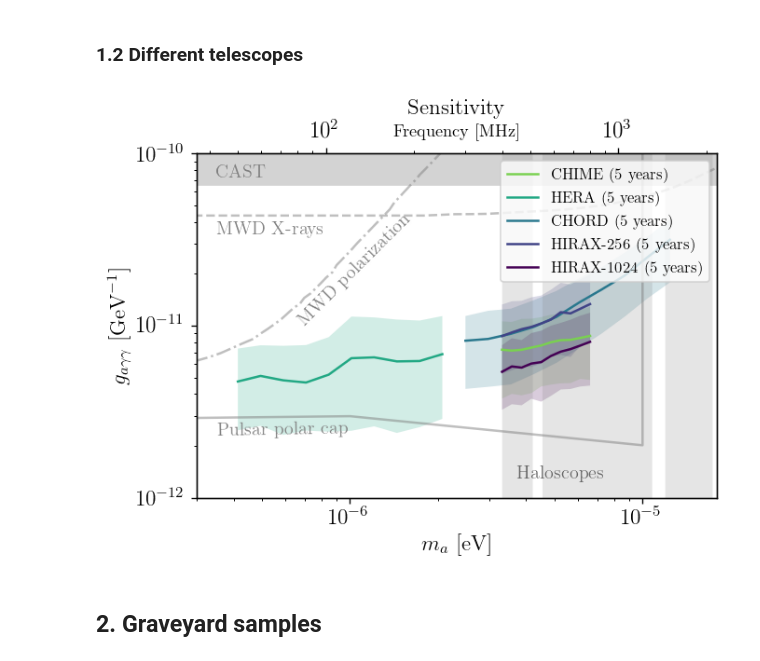
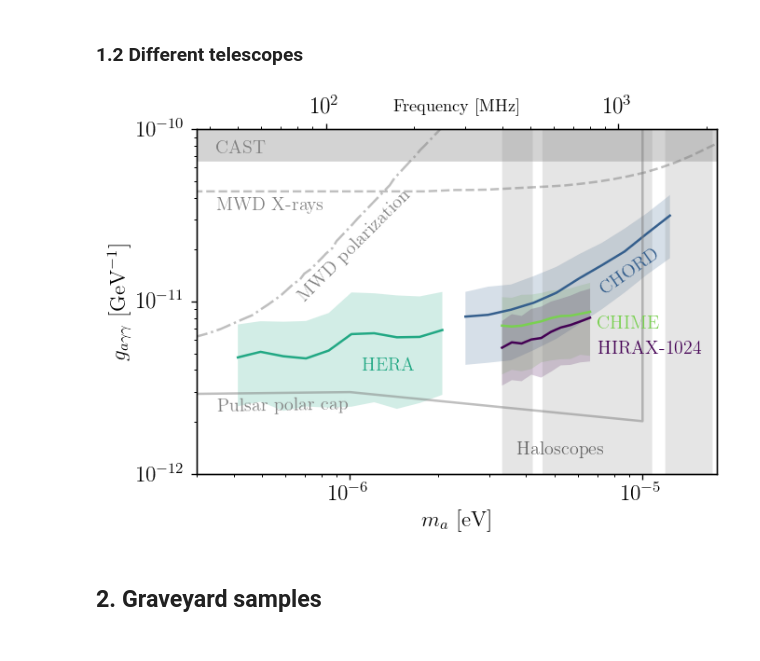
Before and after one commit to yitiansun/axion-mirror, a Jupyter notebook: estimates/plotting.ipynb, the cells around one changed output. Cells and saved outputs as stored; diff of their text form; code cells hidden in the pictures.

Commit message:
formatted reach plot

```diff
--- a/estimates/plotting.ipynb
+++ b/estimates/plotting.ipynb
@@ -101,8 +101,9 @@ fig.savefig('../outputs/reach_plots/CHIME.pdf')
 ### 1.2 Different telescopes
 # %%
 from config import pc_dict
-pc_names = ['CHIME', 'HERA', 'CHORD', 'HIRAX256', 'HIRAX1024']
+pc_names = ['CHIME', 'HERA', 'CHORD', 'HIRAX1024']
 plot_all_samples = False
+inline_legend = True
 
 label_dict = {
     'CHIME' : 'CHIME (5 years)',
@@ -114,7 +115,7 @@ label_dict = {
 color_dict = {
     'CHIME' : cms['viridis'](0.8),
     'HERA' : cms['viridis'](0.6),
-    'CHORD' : cms['viridis'](0.4),
+    'CHORD' : cms['viridis'](0.3),
     'HIRAX256' : cms['viridis'](0.2),
     'HIRAX1024' : cms['viridis'](0.0),
 }
@@ -146,36 +147,42 @@ for pc_name in pc_names:
                                 alpha=0.2, facecolor=color, edgecolor='none')
 
 ax.fill_between([1e-8, 1e-4], uc.gagg_CAST/uc.invGeV, 1e-8, color='lightgray')
 ax.text(3.5e-7, 7.3e-11, 'CAST', color='gray')
 limit_ma_arr, limit_gagg_arr = np.loadtxt("../data/limits/PulsarPolarCap.txt", unpack=True)
 ax.plot(limit_ma_arr, limit_gagg_arr, color='gray', ls='-', alpha=0.5)
 ax.text(3.5e-7, 2.3e-12, 'Pulsar polar cap', color='gray', rotation=1)
 limit_ma_arr, limit_gagg_arr = np.loadtxt("../data/limits/MWDPolarisation.txt", unpack=True)
 ax.plot(limit_ma_arr, limit_gagg_arr, color='gray', ls='-.', alpha=0.5)
 ax.text(6.5e-7, 1e-11, 'MWD polarization', color='gray', rotation=45)
 limit_ma_arr, limit_gagg_arr = np.loadtxt("../data/limits/MWDXrays.txt", unpack=True)
 ax.plot(limit_ma_arr, limit_gagg_arr, color='gray', ls='--', alpha=0.5)
 ax.text(3.5e-7, 3.4e-11, 'MWD X-rays', color='gray')
 limit_ma_arr, limit_gagg_arr = np.loadtxt("../data/limits/ADMX2021.txt", unpack=True)
 ax.fill_between(limit_ma_arr, limit_gagg_arr, np.full_like(limit_gagg_arr, 1), color='gray', alpha=0.2, ec=None)
 limit_ma_arr, limit_gagg_arr = np.loadtxt("../data/limits/RBF_UF_Haloscopes.txt", unpack=True)
 ax.fill_between(limit_ma_arr, limit_gagg_arr, np.full_like(limit_gagg_arr, 1), color='gray', alpha=0.2, ec=None)
 ax.text(3.7e-6, 1.3e-12, 'Haloscopes', color=cms['binary'](0.6))
 
 ax.set(yscale='log', xscale='log')
 ax.set(xlim=(3e-7, 1.8e-5), ylim=(1e-12, 1e-10))
-ax.set(xlabel='$m_a$ [eV]', ylabel=r'$g_{a\gamma\gamma}$ [GeV$^{-1}$]', title='Sensitivity')
+ax.set(xlabel='$m_a$ [eV]', ylabel=r'$g_{a\gamma\gamma}$ [GeV$^{-1}$]')
 
 ax_top = ax.twiny()
 ax_top.set(xscale=ax.get_xscale())
 ax_top.set_xlim(np.array(ax.get_xlim()) * uc.eV / (4 * np.pi * uc.hbar))
 ax_top.set_xlabel('Frequency [MHz]', fontsize=11)
 ax_top.xaxis.set_label_coords(0.5, 1.05)
 
-ax.legend(loc='upper right', fontsize=10)
+if inline_legend:
+    ax.text(1.1e-6, 4e-12, 'HERA', color=color_dict['HERA'])
+    ax.text(7e-6, 11e-12, 'CHORD', color=color_dict['CHORD'], rotation=35)
+    ax.text(7e-6, 7e-12, 'CHIME', color=color_dict['CHIME'])
+    ax.text(7e-6, 5e-12, 'HIRAX-1024', color=color_dict['HIRAX1024'])
+else:
+    ax.legend(loc='upper right', fontsize=10)
 fig.savefig('../outputs/reach_plots/all.pdf')
 # %% [output]
-[figure, old version]
+[figure, new version]
 # %% [markdown]
 ## 2. Graveyard samples
 # %%
```
Also changed, not shown: 1 other file.
